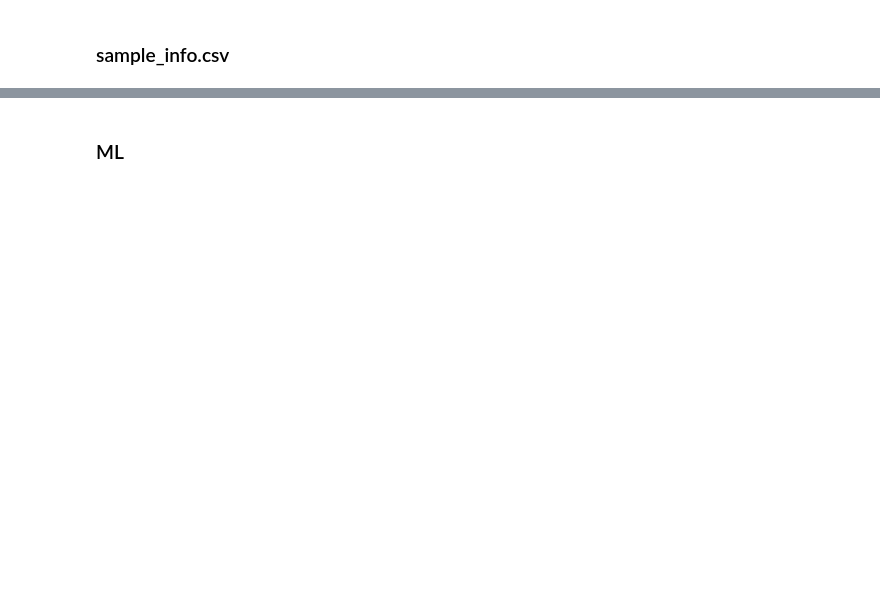
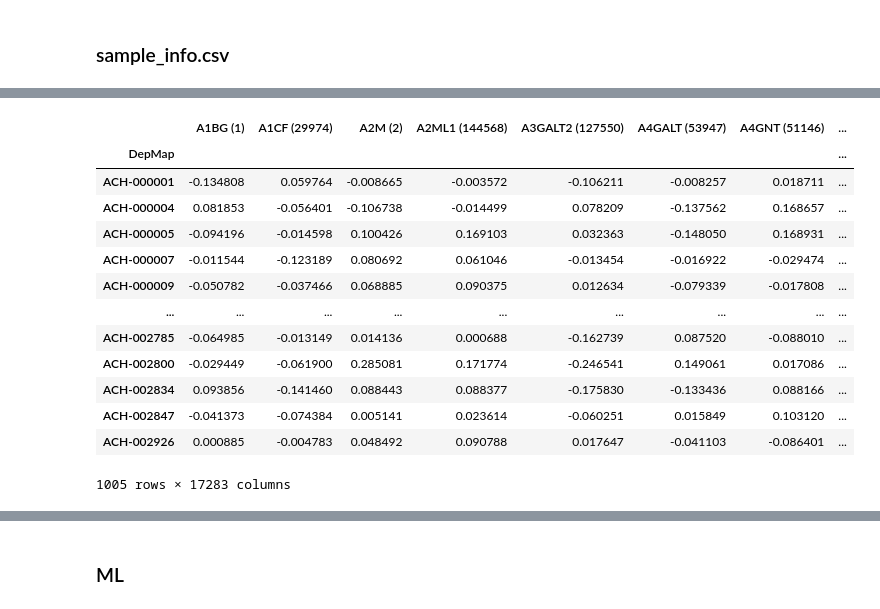
Before and after one commit to MatDagommer/crispr-genomics, a Jupyter notebook: data exploring.ipynb, the cells around one changed output, grey strips where cells are left out. Saved outputs shown, nothing was run; the diff lists cells and outputs as text; code cells hidden in the pictures; blank space fills up the shorter version.

```diff
--- a/data exploring.ipynb
+++ b/data exploring.ipynb
@@ -374,0 +238,17 @@ memory usage: 960.0+ bytes
+# %%
+gene_effect
+# %% [output]
+|  | A1BG (1) | A1CF (29974) | A2M (2) | A2ML1 (144568) | A3GALT2 (127550) | A4GALT (53947) | A4GNT (51146) | ... |
+| DepMap |  |  |  |  |  |  |  | ... |
+| ACH-000001 | -0.134808 | 0.059764 | -0.008665 | -0.003572 | -0.106211 | -0.008257 | 0.018711 | ... |
+| ACH-000004 | 0.081853 | -0.056401 | -0.106738 | -0.014499 | 0.078209 | -0.137562 | 0.168657 | ... |
+| ACH-000005 | -0.094196 | -0.014598 | 0.100426 | 0.169103 | 0.032363 | -0.148050 | 0.168931 | ... |
+| ACH-000007 | -0.011544 | -0.123189 | 0.080692 | 0.061046 | -0.013454 | -0.016922 | -0.029474 | ... |
+| ACH-000009 | -0.050782 | -0.037466 | 0.068885 | 0.090375 | 0.012634 | -0.079339 | -0.017808 | ... |
+| ... | ... | ... | ... | ... | ... | ... | ... | ... |
+| ACH-002785 | -0.064985 | -0.013149 | 0.014136 | 0.000688 | -0.162739 | 0.087520 | -0.088010 | ... |
+| ACH-002800 | -0.029449 | -0.061900 | 0.285081 | 0.171774 | -0.246541 | 0.149061 | 0.017086 | ... |
+| ACH-002834 | 0.093856 | -0.141460 | 0.088443 | 0.088377 | -0.175830 | -0.133436 | 0.088166 | ... |
+| ACH-002847 | -0.041373 | -0.074384 | 0.005141 | 0.023614 | -0.060251 | 0.015849 | 0.103120 | ... |
+| ACH-002926 | 0.000885 | -0.004783 | 0.048492 | 0.090788 | 0.017647 | -0.041103 | -0.086401 | ... |
+1005 rows × 17283 columns
```
Also changed, not shown: parts of 58 cells of this notebook.
